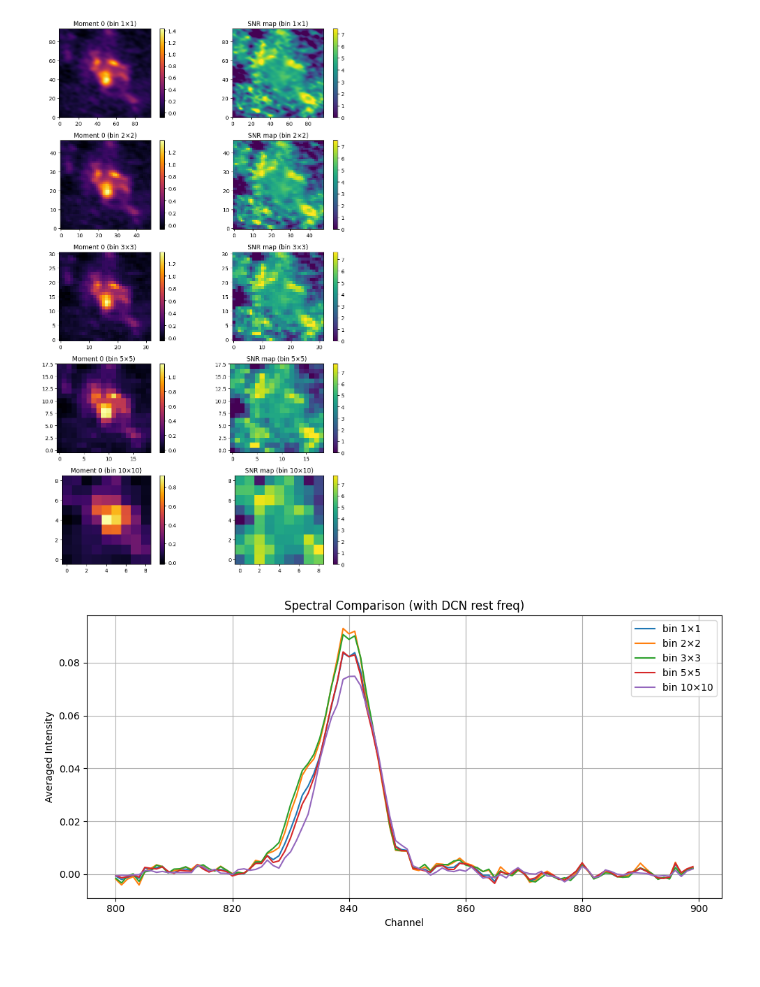
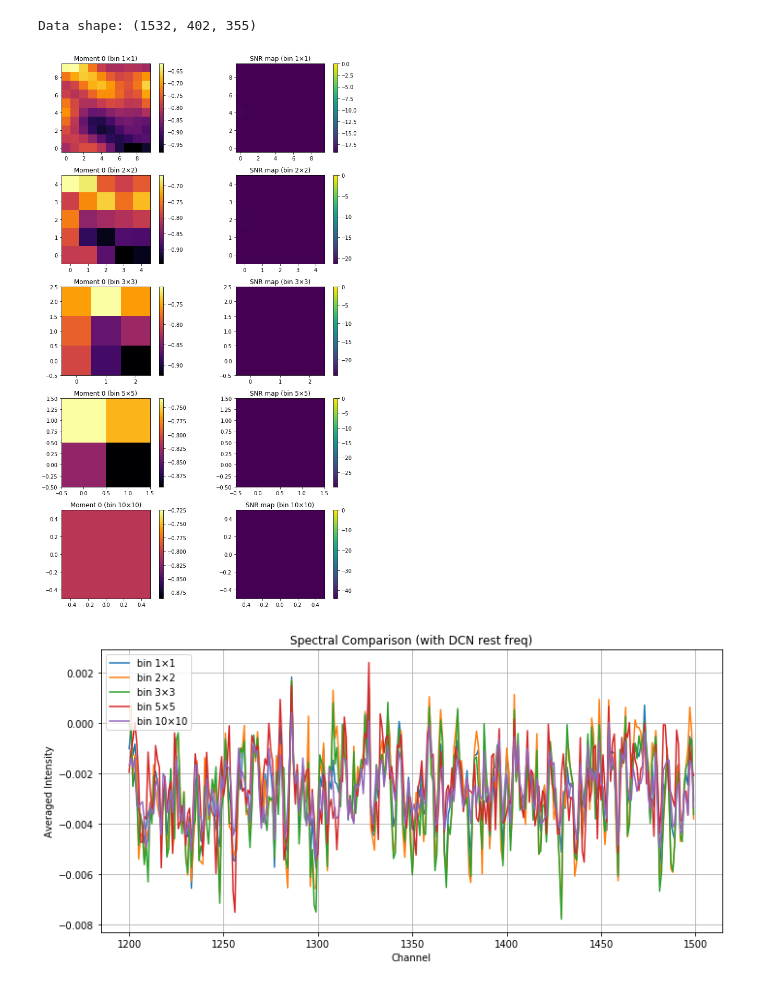
Before and after one commit to SaturnZC/ALMA_project, a Jupyter notebook: pixel_binning_test/pixel_binning_test.ipynb, the cells around one changed output. Drawn from its saved outputs; the diff is of its cells as text; code cells hidden in the pictures.

```diff
--- a/pixel_binning_test/pixel_binning_test.ipynb
+++ b/pixel_binning_test/pixel_binning_test.ipynb
@@ -3,17 +3,21 @@ import numpy as np
 import matplotlib.pyplot as plt
 from astropy.io import fits
 
+
 # ==== 設定輸入檔案與頻道範圍 ====
-cube_file = r"/Users/ccc/Desktop/research/baobab/ALMA_project/datacubes/cold_spw0.fits"
-v1, v2 = 800, 900  # 要分析的頻道範圍（可自行調整）#DCN channel為784
+cube_file = r"/Users/ccc/Desktop/research/baobab/ALMA_project/datacubes/spw0.fits"
+v1, v2 = 1200, 1500  # 要分析的頻道範圍（可自行調整）#DCN channel為784
 
 # ==== 讀取 FITS 資料 ====
 data = fits.getdata(cube_file)       # shape: (stokes, freq, y, x)
 header = fits.getheader(cube_file)
 cube = data[0, :, :, :]              # 取 Stokes I：shape = (freq, y, x)
+print(f"Data shape: {cube.shape}")
 
 # ==== 擷取指定頻道區段 ====
-subcube = cube[v1:v2, :, :]          # shape: (n_chan, y, x)
+y1, y2 = 250, 260   # y 範圍
+x1, x2 = 280, 290   # x 範圍
+subcube = cube[v1:v2, y1:y2, x1:x2]  # shape: (n_chan, y, x)
 channels = np.arange(v1, v2)         # 原始頻道編號（橫軸用）
 
 # ==== 合併函數 ====
@@ -68,32 +72,33 @@ for b in bin_sizes:
         cube_use = spatial_bin_cube(subcube, b)
         yb, xb = y0 // b, x0 // b
         roi = cube_use[:, yb:yb + 1, xb:xb + 1]
 
     spec = roi.mean(axis=(1, 2))
     ax.plot(np.arange(v1, v2), spec, label=f'bin {b}×{b}')
 
 # ==== 加入 DCN rest 頻率所在 channel 的紅線標示 ====
 # 利用前面 header 的參數計算
 crval = header['CRVAL3']
 cdelt = header['CDELT3']
 crpix = header['CRPIX3']
 restfreq = 217.238530e9  # Hz
 
 # velocity = 0 km/s 對應的 channel
 channel_rest = crpix - crval / cdelt
 rest_index = int(round(channel_rest - 1))  # 轉為 Python index
 
 # 若在範圍內才畫
 if v1 <= rest_index < v2:
     ax.axvline(rest_index, color='r', linestyle='--', label='DCN rest freq (v=0)')
 
 ax.set_xlabel("Channel")
 ax.set_ylabel("Averaged Intensity")
 ax.set_title("Spectral Comparison (with DCN rest freq)")
 ax.legend()
 ax.grid(True)
 plt.tight_layout()
 plt.show()
 # %% [output]
+Data shape: (1532, 402, 355)
-[figure, old version]
+[figure, new version]
-[figure, old version]
+[figure, new version]
```
Also changed, not shown: parts of 1 cell of this notebook.
